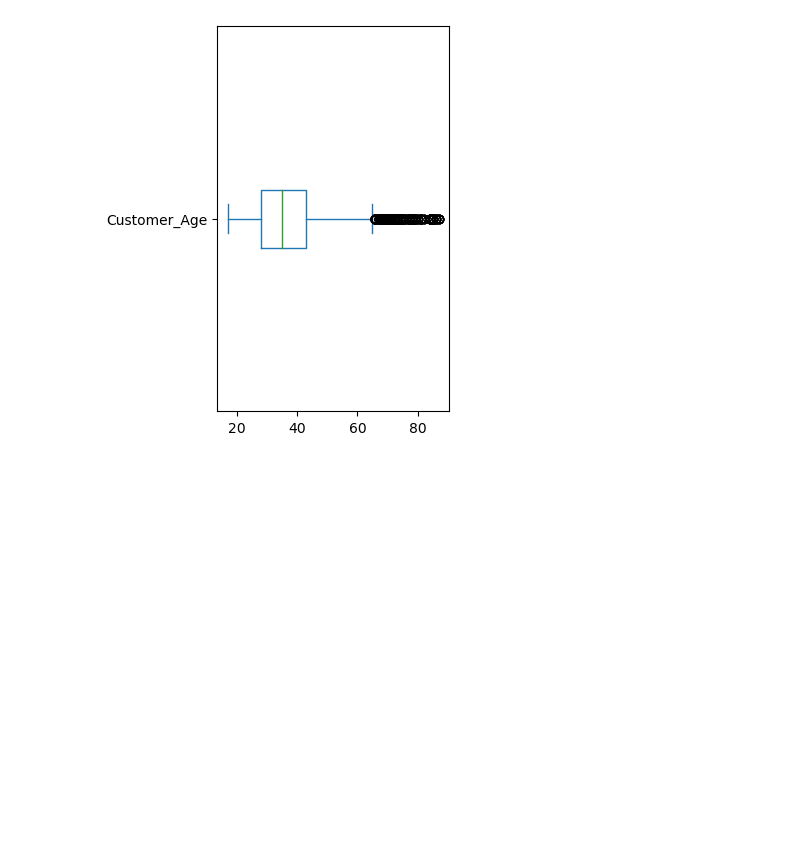
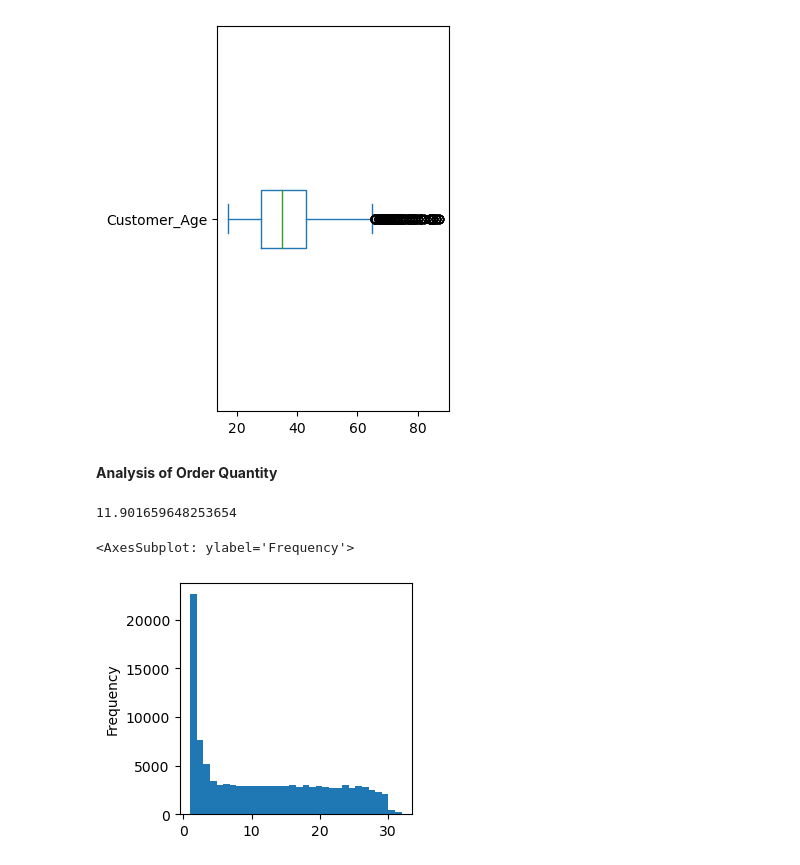
Before and after one commit to AlSolor/FREECODE, a Jupyter notebook: Exercises_1.ipynb, the cells around one changed output. Cells and saved outputs as stored; diff of their text form; code cells hidden in the pictures; blank space fills up the shorter version.

```diff
--- a/Exercises_1.ipynb
+++ b/Exercises_1.ipynb
@@ -41,3 +41,14 @@ sales['Customer_Age'].plot(kind='box',vert=False,figsize=(3,5))
 # %% [output]
 <AxesSubplot: >
 [figure]
+# %% [markdown]
+**Analysis of Order Quantity**
+# %%
+sales['Order_Quantity'].mean()
+# %% [output]
+11.901659648253654
+# %%
+sales['Order_Quantity'].plot(kind='hist',bins=32,figsize=(3,3))
+# %% [output]
+<AxesSubplot: ylabel='Frequency'>
+[figure, added]
```
Also changed, not shown: parts of 29 cells of this notebook.
